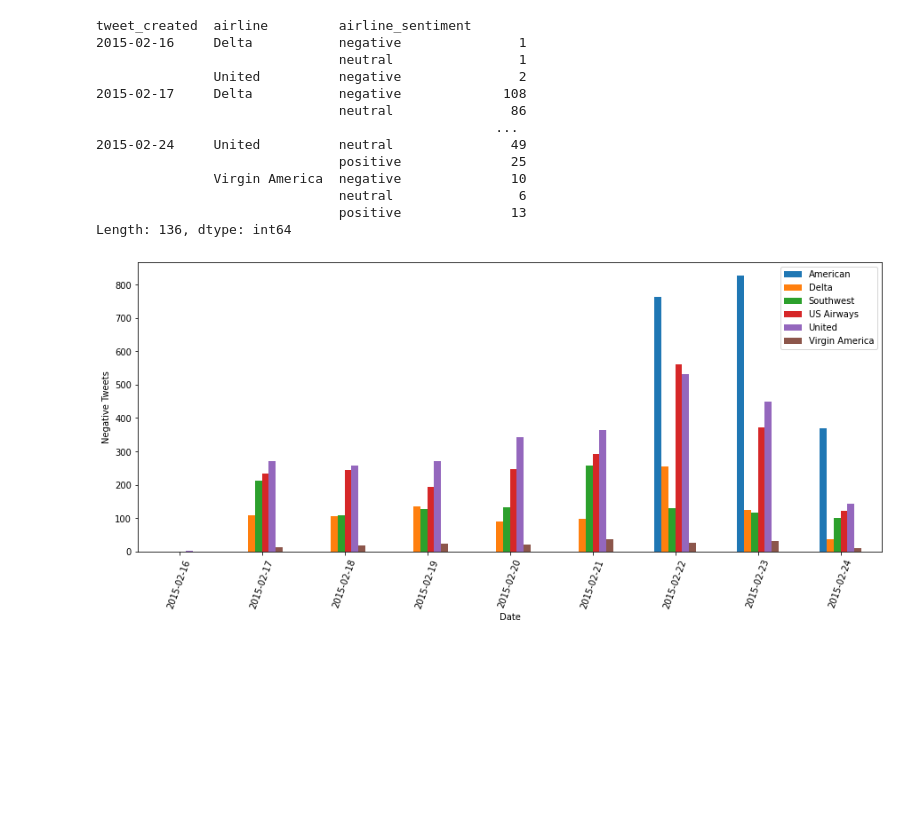
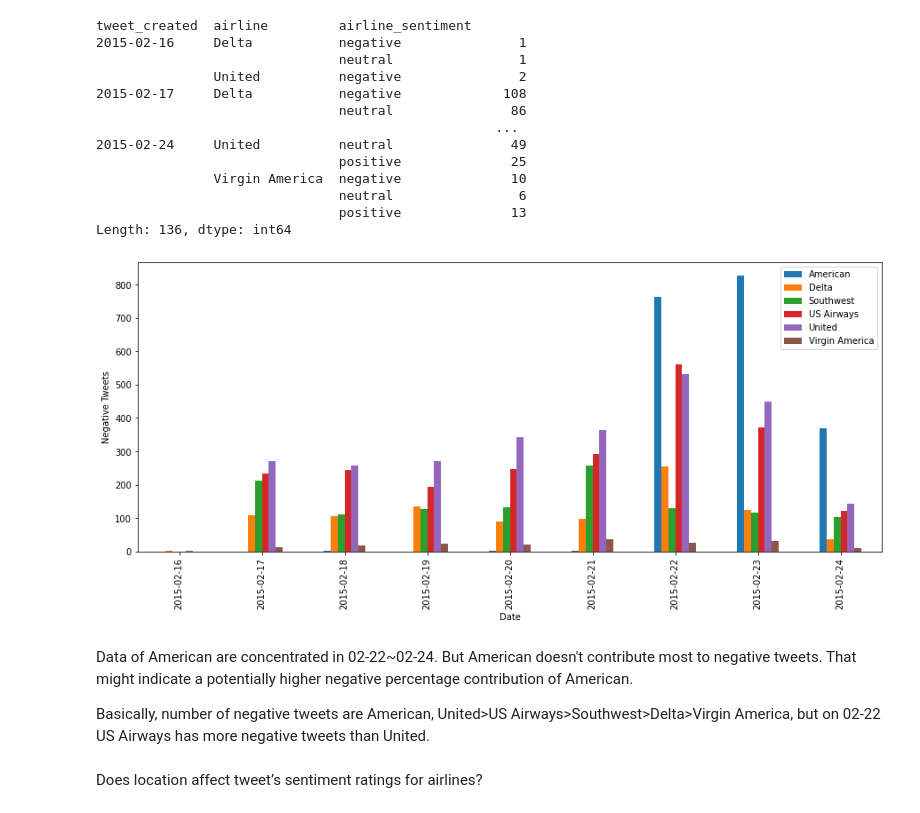
Before and after one commit to axyst/600-Project, a Jupyter notebook: rl_code.ipynb, the cells around one changed output. Cells and saved outputs as stored; diff of their text form; code cells hidden in the pictures; blank space fills up the shorter version.

```diff
--- a/rl_code.ipynb
+++ b/rl_code.ipynb
@@ -490,14 +485,20 @@ Length: 136, dtype: int64
 # %%
 day_df = day_df.loc(axis=0)[:,:,'negative']
 
-ax2 = day_df.groupby(['tweet_created','airline']).sum().unstack().plot(kind = 'bar',  figsize = (15,6), rot = 70)
+ax2 = day_df.groupby(['tweet_created','airline']).sum().unstack().plot(kind = 'bar',  figsize = (15,6), rot = 90)
 labels = ['American','Delta','Southwest','US Airways','United','Virgin America']
 ax2.legend(labels = labels)
 ax2.set_xlabel('Date')
 ax2.set_ylabel('Negative Tweets')
 plt.show()
 # %% [output]
-[figure, old version]
+[figure, new version]
+# %% [markdown]
+Data of American are concentrated in 02-22~02-24. But American doesn't contribute most to negative tweets. That might indicate a potentially higher negative percentage contribution of American.
+
+Basically, number of negative tweets are American, United>US Airways>Southwest>Delta>Virgin America, but on 02-22 US Airways has more negative tweets than United.
+# %% [markdown]
+Does location affect tweet’s sentiment ratings for airlines?
 # %%
 df['tweet_location'].value_counts()
 # %% [output]
```
Also changed, not shown: parts of 43 cells of this notebook.
